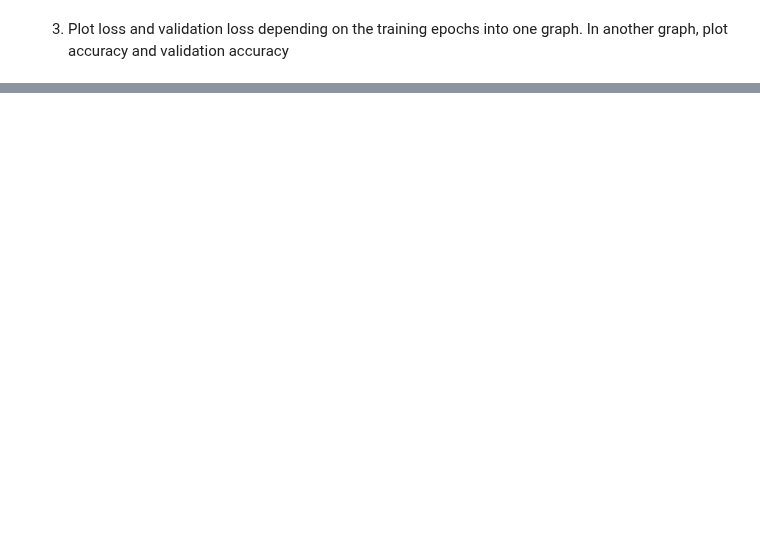
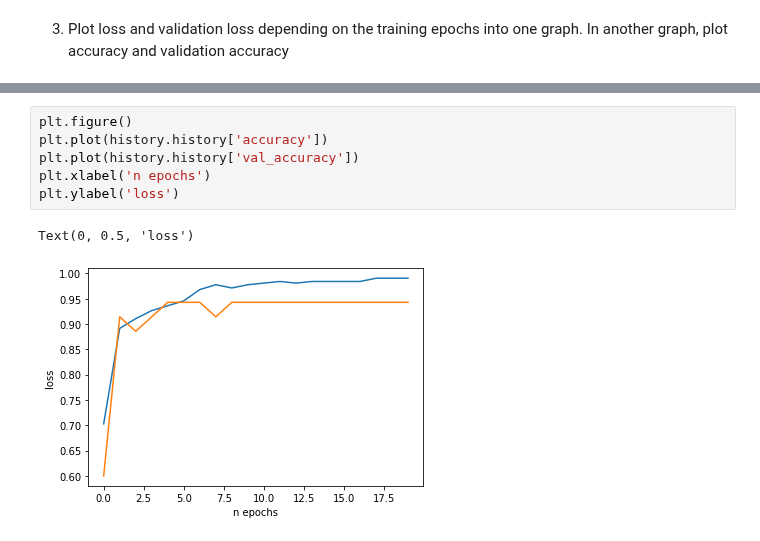
Before and after one commit to KassenBoyaubay/MPA-MLF-Exercises, a Jupyter notebook: Lab_05/Lab05_my_solution.ipynb, the cells around one changed output, grey strips where cells are left out. Drawn from its saved outputs; the diff is of its cells as text; blank space fills up the shorter version.

```diff
--- a/Lab_05/Lab05_my_solution.ipynb
+++ b/Lab_05/Lab05_my_solution.ipynb
@@ -415,0 +408,9 @@ Text(0, 0.5, 'loss')
+# %%
+plt.figure()
+plt.plot(history.history['accuracy'])
+plt.plot(history.history['val_accuracy'])
+plt.xlabel('n epochs')
+plt.ylabel('loss')
+# %% [output]
+Text(0, 0.5, 'loss')
+[figure, added]
```
Also changed, not shown: parts of 16 cells of this notebook.
